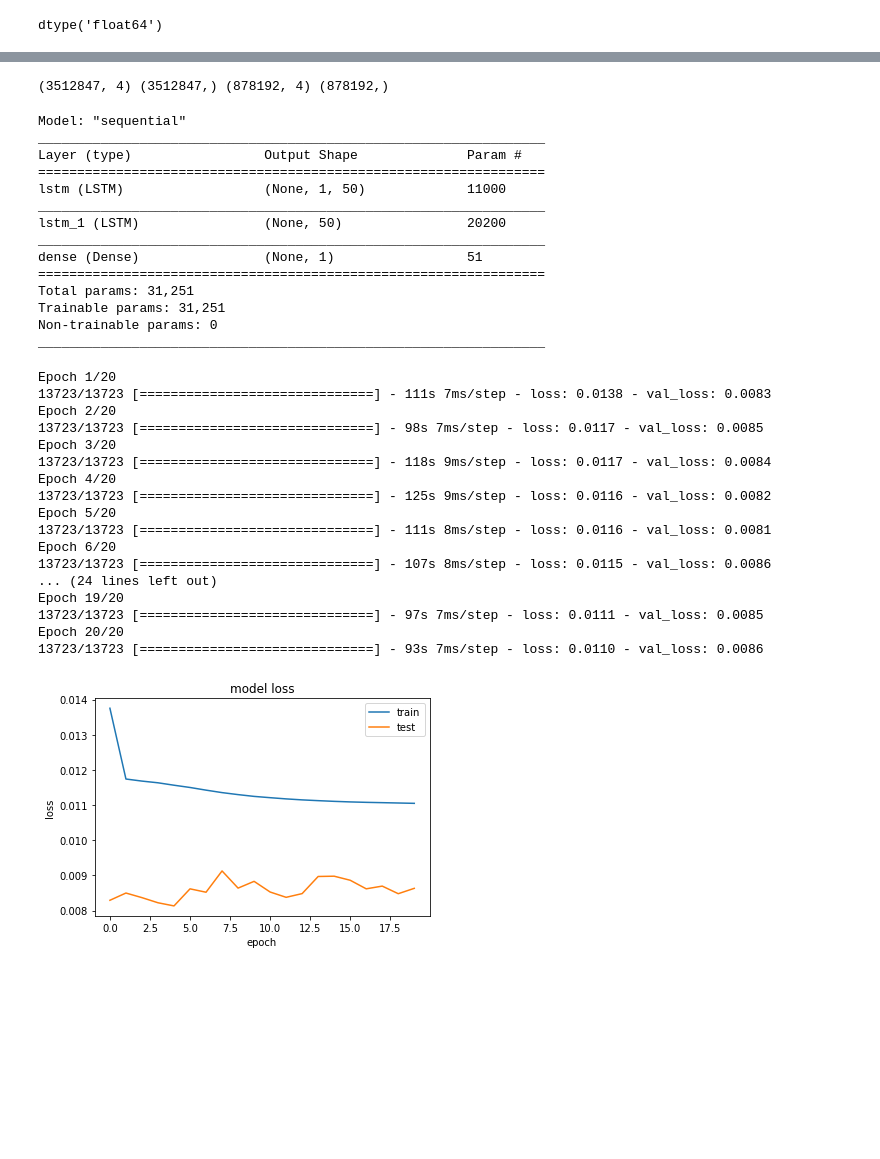
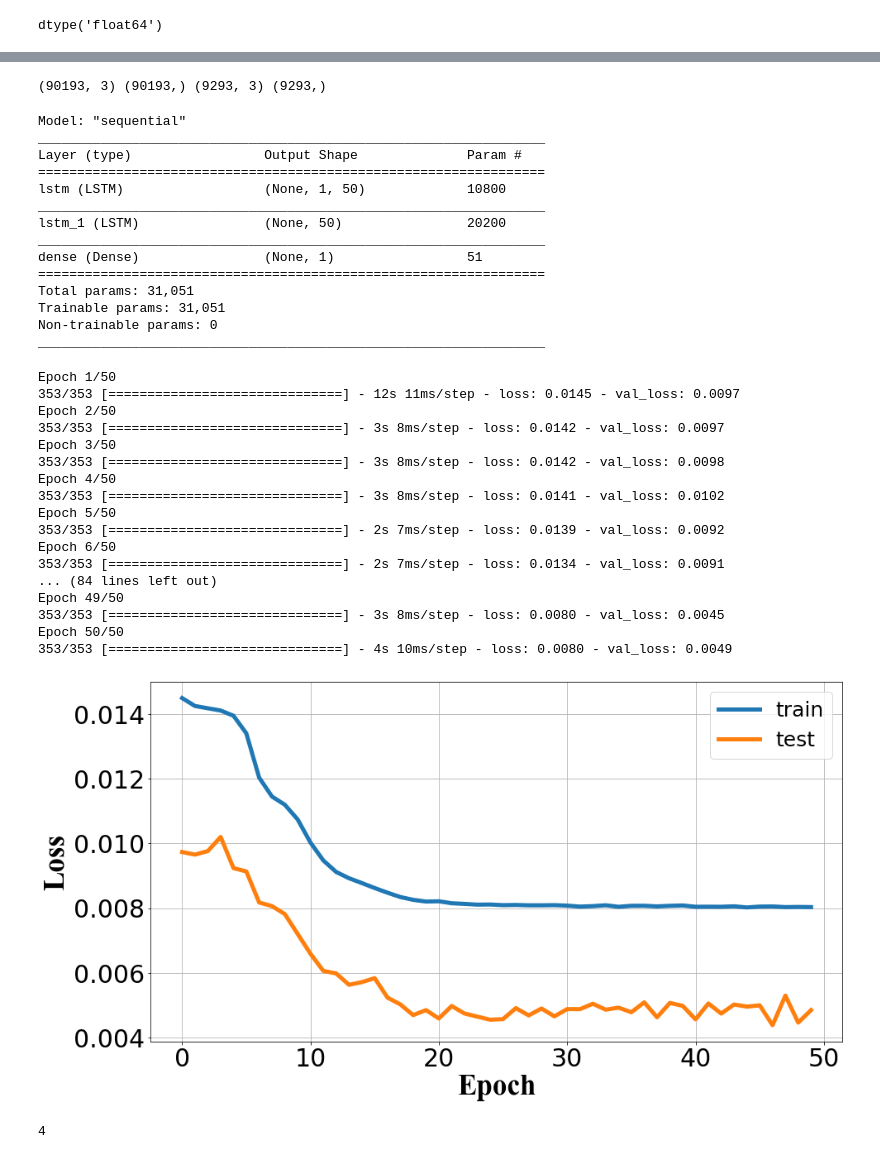
Before and after one commit to Rishab8077/Power_Demand_Prediction, a Jupyter notebook: Model.ipynb, the cells around one changed output, grey strips where cells are left out. Saved outputs shown, nothing was run; the diff lists cells and outputs as text; code cells hidden in the pictures; blank space fills up the shorter version.

```diff
--- a/Model.ipynb
+++ b/Model.ipynb
@@ -77,3 +112,3 @@ df
 # %%
-df['W']=pd.to_numeric(df['W'], errors='coerce')
+df['KW']=pd.to_numeric(df['KW'], errors='coerce')
 # %%
@@ -119,14 +191,14 @@ dtype: int64
 # %%
-training_size=int(len(df)*0.80)
-test_size=len(df)-training_size
-X_train,y_train,X_test,y_test=df_scaled.iloc[0:training_size,1:5],df_scaled.iloc[0:training_size,0],df_scaled.iloc[training_size:len(df),1:5],df_scaled.iloc[training_size:len(df),0]
+training_size=int(len(df_scaled)*0.906589872)
+test_size=len(df_scaled)-training_size
+X_train,y_train,X_test,y_test=df_scaled.iloc[0:training_size,1:4],df_scaled.iloc[0:training_size,0],df_scaled.iloc[training_size:len(df_scaled),1:4],df_scaled.iloc[training_size:len(df_scaled),0]
 X_train=X_train.to_numpy()
 y_train=y_train.to_numpy()
 X_test=X_test.to_numpy()
 y_test=y_test.to_numpy()
 print(X_train.shape,y_train.shape,X_test.shape,y_test.shape)
 # %% [output]
-(3512847, 4) (3512847,) (878192, 4) (878192,)
+(90193, 3) (90193,) (9293, 3) (9293,)
 # %%
 X_train = X_train.reshape(X_train.shape[0], 1, X_train.shape[1])
 X_test  = X_test.reshape(X_test.shape[0], 1, X_test.shape[1])
@@ -134,7 +206,7 @@ X_test  = X_test.reshape(X_test.shape[0], 1, X_test.shape[1])
 #y_test = y_test.reshape(-1, 1, 1)
 # %%
 model=Sequential()
-model.add(LSTM(50,return_sequences=True,input_shape=(1,4)))
+model.add(LSTM(50,return_sequences=True,input_shape=(1,3)))
 model.add(LSTM(50))
 model.add(Dense(1))
 model.compile(loss='mean_squared_error',optimizer='adam')
@@ -144,48 +216,58 @@ Model: "sequential"
 _________________________________________________________________
 Layer (type)                 Output Shape              Param #
 =================================================================
-lstm (LSTM)                  (None, 1, 50)             11000
+lstm (LSTM)                  (None, 1, 50)             10800
 _________________________________________________________________
 lstm_1 (LSTM)                (None, 50)                20200
 _________________________________________________________________
 dense (Dense)                (None, 1)                 51
 =================================================================
-Total params: 31,251
-Trainable params: 31,251
+Total params: 31,051
+Trainable params: 31,051
 Non-trainable params: 0
 _________________________________________________________________
 # %%
-model_history=model.fit(X_train, y_train, batch_size = 256,epochs = 20, validation_data=(X_test,y_test),verbose=1)
+model_history=model.fit(X_train, y_train, batch_size = 256,epochs = 50, validation_data=(X_test,y_test),verbose=1)
 # %% [output]
-Epoch 1/20
-13723/13723 [==============================] - 111s 7ms/step - loss: 0.0138 - val_loss: 0.0083
-Epoch 2/20
-13723/13723 [==============================] - 98s 7ms/step - loss: 0.0117 - val_loss: 0.0085
-Epoch 3/20
-13723/13723 [==============================] - 118s 9ms/step - loss: 0.0117 - val_loss: 0.0084
-Epoch 4/20
-13723/13723 [==============================] - 125s 9ms/step - loss: 0.0116 - val_loss: 0.0082
-Epoch 5/20
-13723/13723 [==============================] - 111s 8ms/step - loss: 0.0116 - val_loss: 0.0081
-Epoch 6/20
-13723/13723 [==============================] - 107s 8ms/step - loss: 0.0115 - val_loss: 0.0086
-... (24 lines left out)
-Epoch 19/20
-13723/13723 [==============================] - 97s 7ms/step - loss: 0.0111 - val_loss: 0.0085
-Epoch 20/20
-13723/13723 [==============================] - 93s 7ms/step - loss: 0.0110 - val_loss: 0.0086
+Epoch 1/50
+353/353 [==============================] - 12s 11ms/step - loss: 0.0145 - val_loss: 0.0097
+Epoch 2/50
+353/353 [==============================] - 3s 8ms/step - loss: 0.0142 - val_loss: 0.0097
+Epoch 3/50
+353/353 [==============================] - 3s 8ms/step - loss: 0.0142 - val_loss: 0.0098
+Epoch 4/50
+353/353 [==============================] - 3s 8ms/step - loss: 0.0141 - val_loss: 0.0102
+Epoch 5/50
+353/353 [==============================] - 2s 7ms/step - loss: 0.0139 - val_loss: 0.0092
+Epoch 6/50
+353/353 [==============================] - 2s 7ms/step - loss: 0.0134 - val_loss: 0.0091
+... (84 lines left out)
+Epoch 49/50
+353/353 [==============================] - 3s 8ms/step - loss: 0.0080 - val_loss: 0.0045
+Epoch 50/50
+353/353 [==============================] - 4s 10ms/step - loss: 0.0080 - val_loss: 0.0049
 # %%
-plt.plot(model_history.history['loss'])
-plt.plot(model_history.history['val_loss'])
-plt.title('model loss')
-plt.ylabel('loss')
-plt.xlabel('epoch')
-plt.legend(['train', 'test'], loc='upper right')
+plt.figure(figsize=(15,8))
+plt.plot(model_history.history['loss'],linewidth=5)
+plt.plot(model_history.history['val_loss'],linewidth=5)
+#plt.title('Model loss',fontsize=35,fontname="Times New Roman",fontweight="bold")
+plt.ylabel('Loss',fontsize=35,fontname="Times New Roman",fontweight="bold")
+plt.xlabel('Epoch',fontsize=35,fontname="Times New Roman",fontweight="bold")
+plt.legend(['train', 'test'], loc='upper right',fontsize=25)
+plt.xticks(fontsize=30)
+plt.yticks(fontsize=30)
+plt.grid()
+plt.savefig('H_Model.png')
+plt.savefig('H_Model.pdf')
 plt.show()
 # %% [output]
-[figure, old version]
+[figure, new version]
 # %%
 size = df.shape[1]
+# %%
+size
+# %% [output]
+4
 # %%
 X_test.shape
 # %% [output]
```
Also changed, not shown: parts of 40 cells of this notebook, 3 other files.
